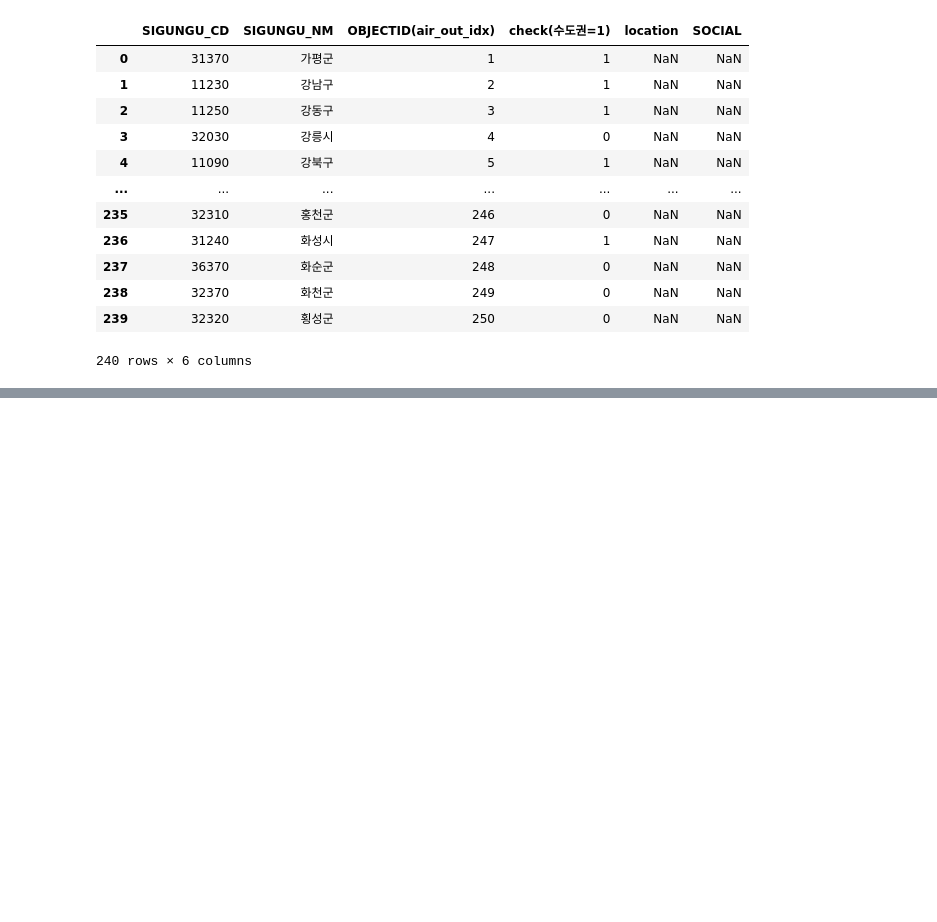
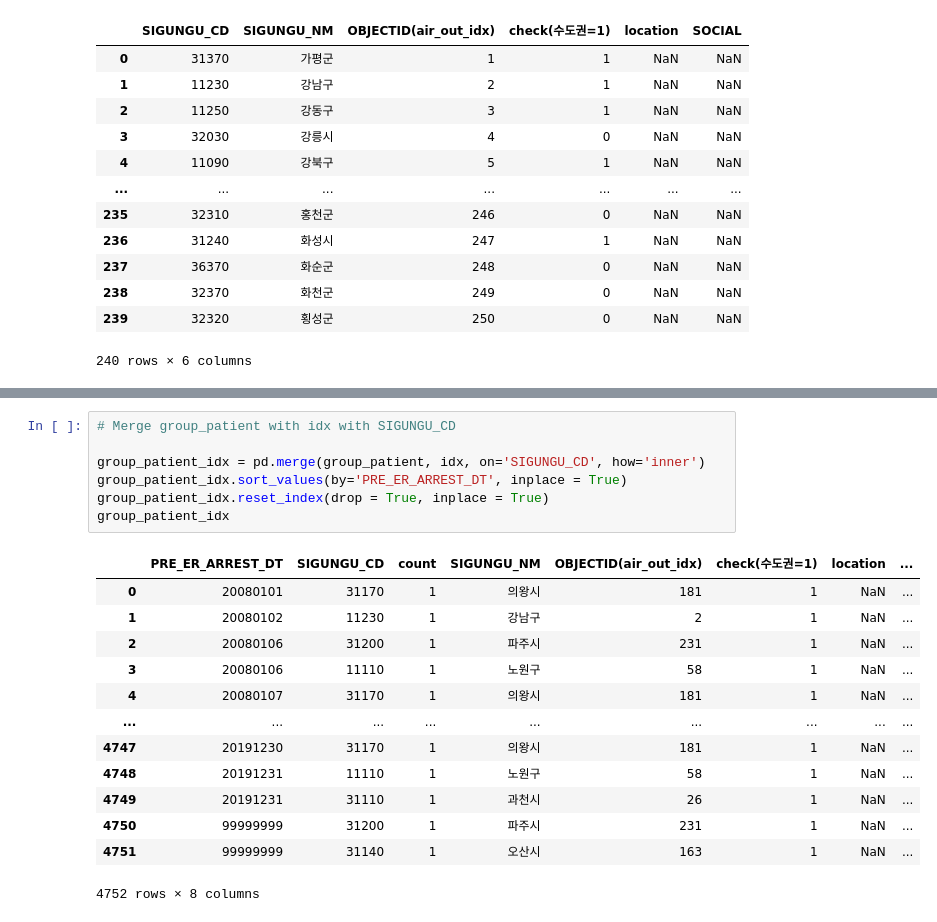
Before and after one commit to ZIO-KIM/SNUlab, a Jupyter notebook: OHCA_preprocess.ipynb, the cells around one changed output, grey strips where cells are left out. Drawn from its saved outputs; the diff is of its cells as text; blank space fills up the shorter version.

```diff
--- a/OHCA_preprocess.ipynb
+++ b/OHCA_preprocess.ipynb
@@ -305,0 +325,21 @@ TypeError: merge() missing 1 required positional argument: 'right'
+# %%
+# Merge group_patient with idx with SIGUNGU_CD
+
+group_patient_idx = pd.merge(group_patient, idx, on='SIGUNGU_CD', how='inner')
+group_patient_idx.sort_values(by='PRE_ER_ARREST_DT', inplace = True)
+group_patient_idx.reset_index(drop = True, inplace = True)
+group_patient_idx
+# %% [output]
+|  | PRE_ER_ARREST_DT | SIGUNGU_CD | count | SIGUNGU_NM | OBJECTID(air_out_idx) | check(수도권=1) | location | ... |
+| 0 | 20080101 | 31170 | 1 | 의왕시 | 181 | 1 | NaN | ... |
+| 1 | 20080102 | 11230 | 1 | 강남구 | 2 | 1 | NaN | ... |
+| 2 | 20080106 | 31200 | 1 | 파주시 | 231 | 1 | NaN | ... |
+| 3 | 20080106 | 11110 | 1 | 노원구 | 58 | 1 | NaN | ... |
+| 4 | 20080107 | 31170 | 1 | 의왕시 | 181 | 1 | NaN | ... |
+| ... | ... | ... | ... | ... | ... | ... | ... | ... |
+| 4747 | 20191230 | 31170 | 1 | 의왕시 | 181 | 1 | NaN | ... |
+| 4748 | 20191231 | 11110 | 1 | 노원구 | 58 | 1 | NaN | ... |
+| 4749 | 20191231 | 31110 | 1 | 과천시 | 26 | 1 | NaN | ... |
+| 4750 | 99999999 | 31200 | 1 | 파주시 | 231 | 1 | NaN | ... |
+| 4751 | 99999999 | 31140 | 1 | 오산시 | 163 | 1 | NaN | ... |
+4752 rows × 8 columns
```
Also changed, not shown: parts of 10 cells of this notebook, 1 other file.
